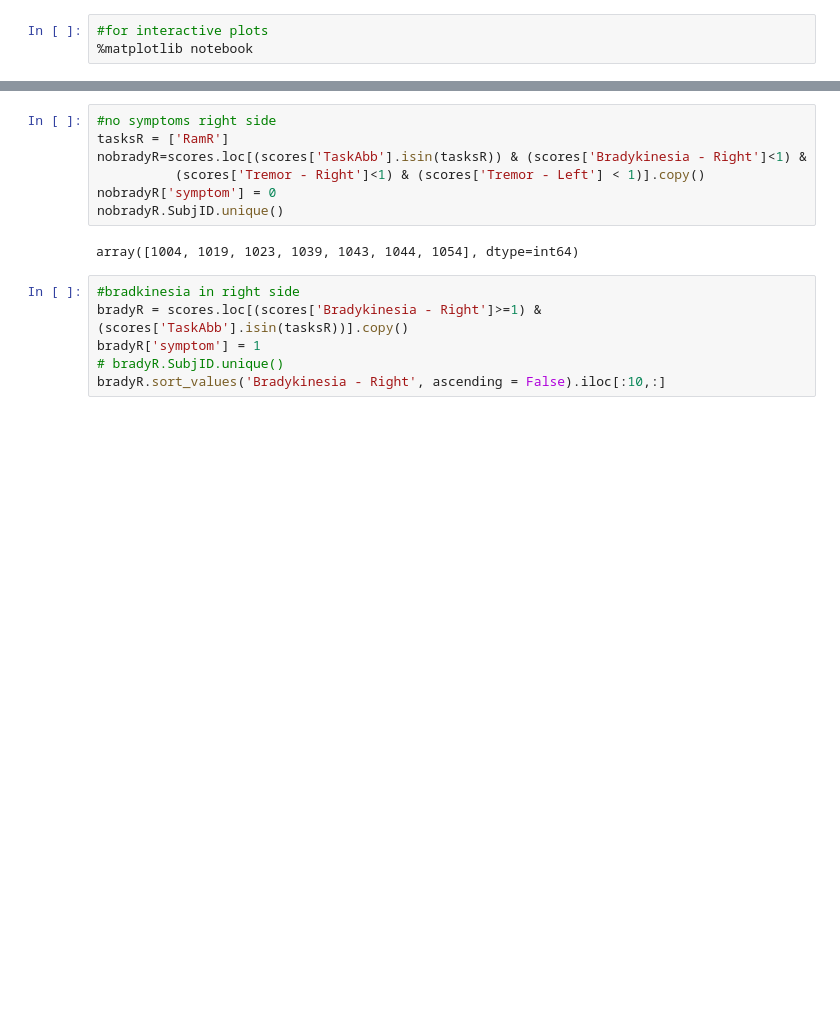
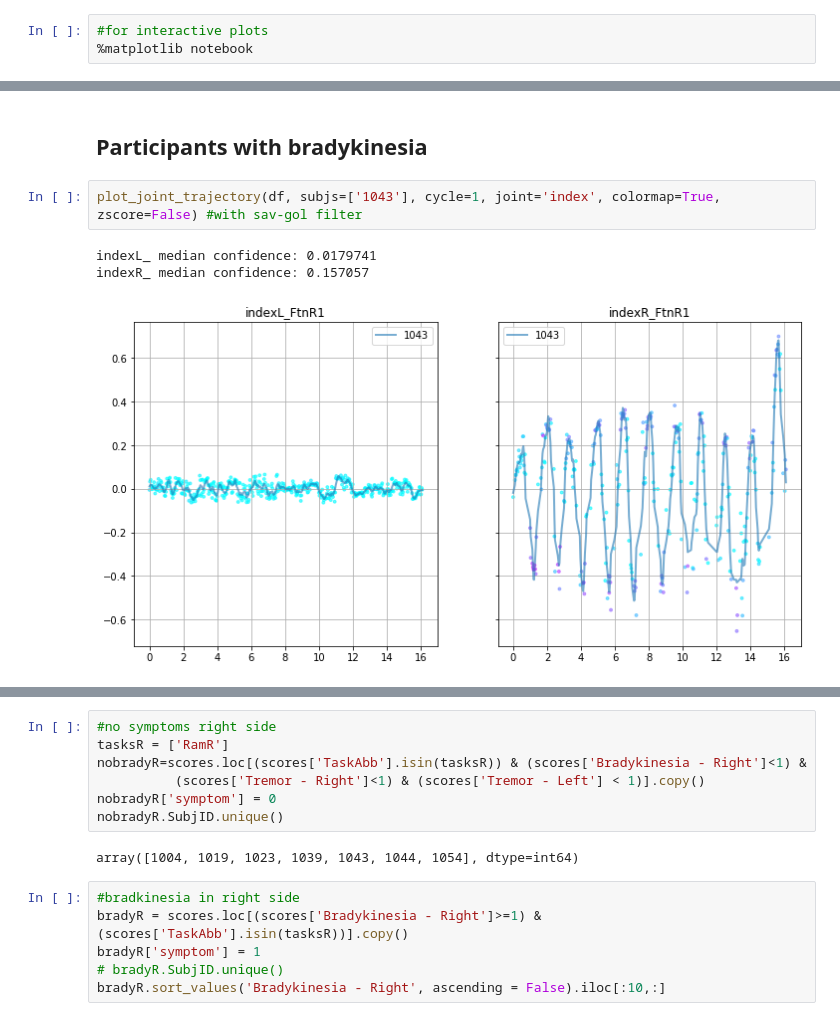
Before and after one commit to Luke3D/PD_PoseEstimation, a Jupyter notebook: Code/Pose_analysis_FTN.ipynb, the cells around one changed output, grey strips where cells are left out. Cells and saved outputs as stored; diff of their text form; blank space fills up the shorter version.

```diff
--- a/Code/Pose_analysis_FTN.ipynb
+++ b/Code/Pose_analysis_FTN.ipynb
@@ -75,0 +107,8 @@ no symptoms [1004 1009 1019 1023 1039 1043 1044 1050 1052 1054]
+# %% [markdown]
+## Participants with bradykinesia
+# %%
+plot_joint_trajectory(df, subjs=['1043'], cycle=1, joint='index', colormap=True, zscore=False) #with sav-gol filter
+# %% [output]
+indexL_ median confidence: 0.0179741
+indexR_ median confidence: 0.157057
+[figure, added]
```
Also changed, not shown: parts of 33 cells of this notebook, 2 other files.
